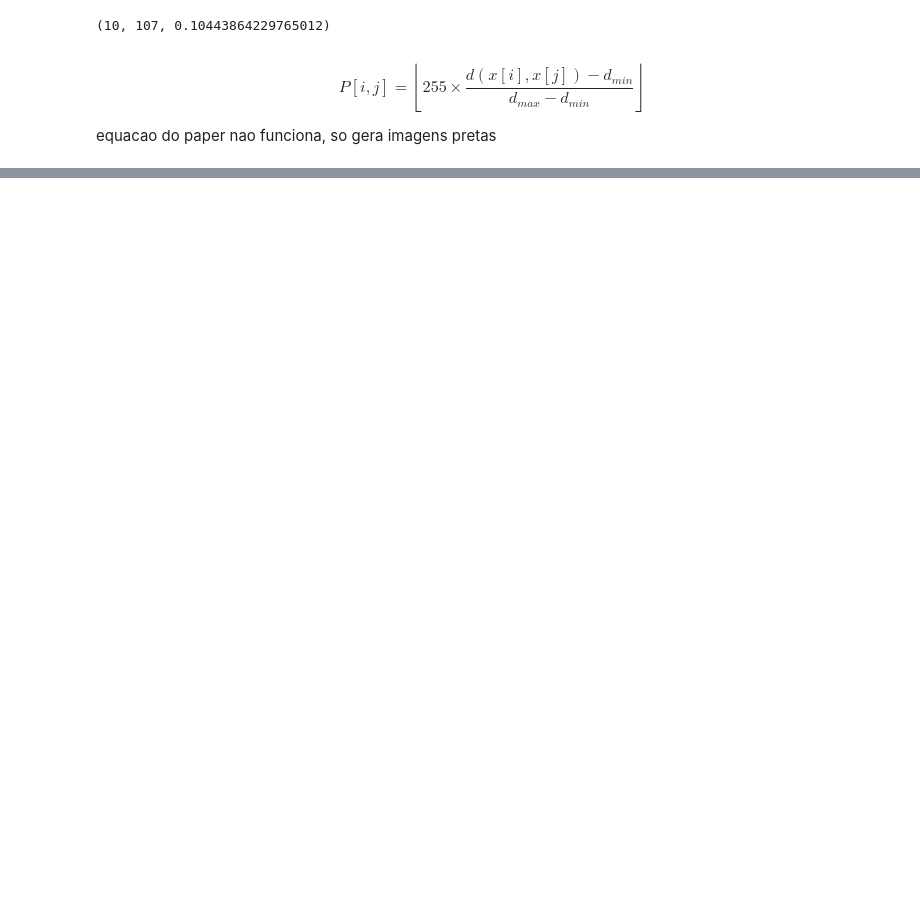
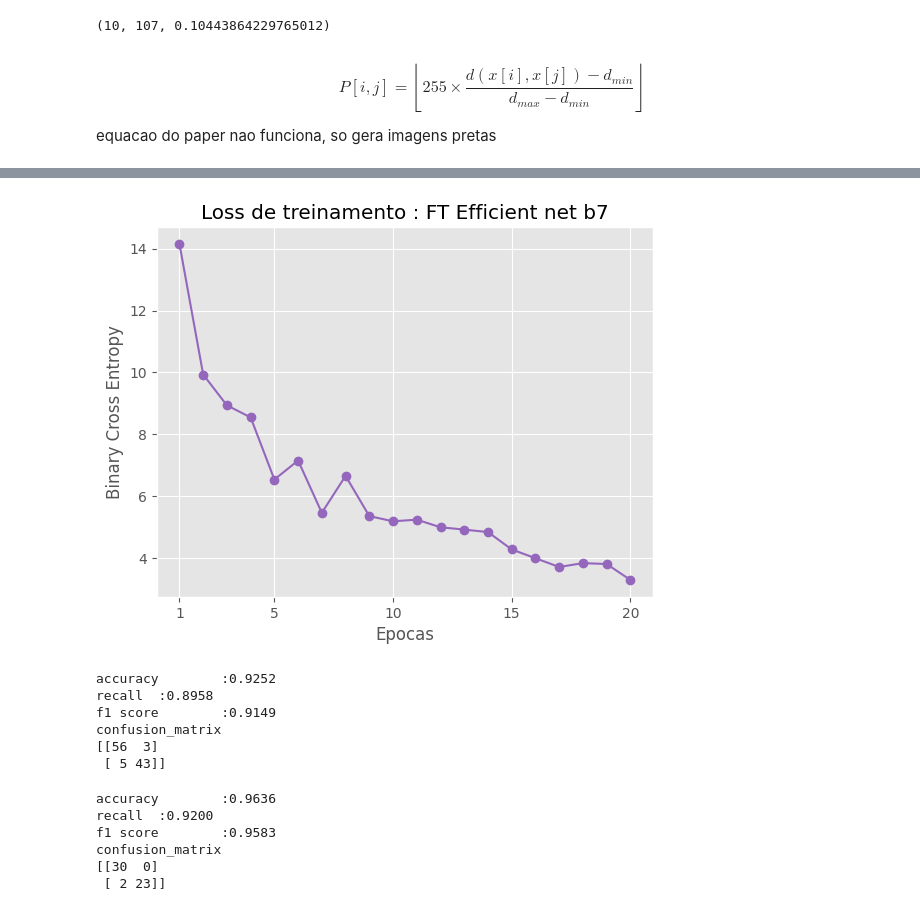
Before and after one commit to Arthur-Salles/mc855-recgym, a Jupyter notebook: src/rec_plots.ipynb, the cells around one changed output, grey strips where cells are left out. Drawn from its saved outputs; the diff is of its cells as text; code cells hidden in the pictures; blank space fills up the shorter version.

```diff
--- a/src/rec_plots.ipynb
+++ b/src/rec_plots.ipynb
@@ -188,0 +505,11 @@ plt.imshow(cap.reshape(224, 224, -1))
+# %%
+dataset_train = Ts2RecurrencePlotResNET(ft['train_data'], fy['train_data'], output=224)
+dataset_val = Ts2RecurrencePlotResNET(ft['validation_data'], fy['validation_data'], output=224)
+dataset_test = Ts2RecurrencePlotResNET(ft['test_data'], fy['test_data'], output=224)
+
+dl = DataLoader(dataset_train, batch_size=24, shuffle=True)
+d_val = DataLoader(dataset_val, batch_size=len(ft['validation_data']), shuffle=False)
+d_test = DataLoader(dataset_test, batch_size=len(ft['test_data']), shuffle=False)
+# %%
+
+model_ft = torchvision.models.resnet50(weights=torchvision.models.ResNet50_Weights.DEFAULT)
@@ -188,0 +536,22 @@ plt.imshow(cap.reshape(224, 224, -1))
+# %%
+for param in model_ft.parameters():
+    param.requires_grad = False
+
+
+model_ft.fc = nn.Linear(2048, 2)
+# num_features = model_ft.fc.in_features
+# model_ft.classifier =   nn.Sequential(
+#     # nn.Dropout(p=0.5, inplace=True),
+#     nn.Linear(in_features=2048, out_features=2, bias=True)
+# )
+model_ft.to(device)
+
+trainable_params = sum(p.numel() for p in model_ft.parameters() if p.requires_grad)
+print(f"Number of trainable parameters: {trainable_params}")
+
+model_ft = model_ft.to(device)
+
+criterion = nn.CrossEntropyLoss()
+
+# Observe that all parameters are being optimized
+optimizer_ft = torch.optim.Adam(model_ft.parameters(), lr=0.001)
@@ -188,0 +560,4 @@ plt.imshow(cap.reshape(224, 224, -1))
+# %%
+dl = DataLoader(dataset_train, batch_size=24, shuffle=True)
+
+model_ft , loss_curve = train_model(model_ft, criterion, optimizer_ft, dl, 20, device=device)
@@ -188,0 +585,9 @@ plt.imshow(cap.reshape(224, 224, -1))
+# %%
+plt.title('Loss de treinamento : FT Efficient net b7')
+plt.plot(loss_curve, color= 'tab:purple', marker='o')
+plt.xticks([0, 4, 9, 14,19], labels=[1, 5, 10, 15, 20])
+plt.xlabel('Epocas')
+plt.ylabel("Binary Cross Entropy")
+plt.show()
+# %% [output]
+[figure, added]
@@ -188,0 +603,26 @@ plt.imshow(cap.reshape(224, 224, -1))
+# %%
+res = evaluate_model(preds, fy['validation_data'])
+display_metrics(res)
+# %% [output]
+accuracy        :0.9252
+recall  :0.8958
+f1 score        :0.9149
+confusion_matrix
+[[56  3]
+ [ 5 43]]
+# %%
+for x , label in d_test:
+    logits = model_ft(x)
+    _, y_pred = torch.max(logits, 1)
+    y_pred = y_pred.detach().numpy()
+
+preds = np.array(y_pred)
+res = evaluate_model(preds, fy['test_data'])
+display_metrics(res)
+# %% [output]
+accuracy        :0.9636
+recall  :0.9200
+f1 score        :0.9583
+confusion_matrix
+[[30  0]
+ [ 2 23]]
```
Also changed, not shown: parts of 22 cells of this notebook, 4 other files.
